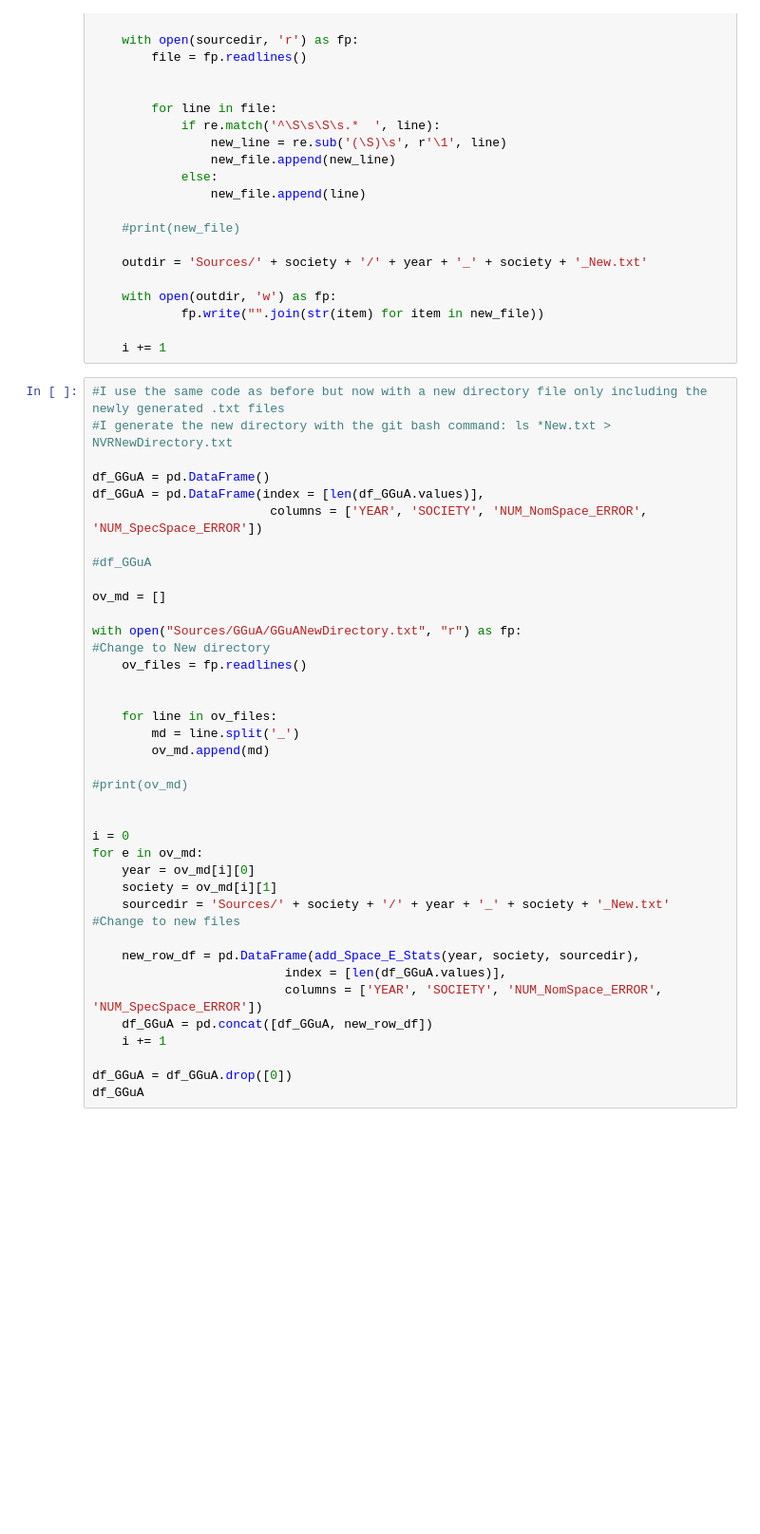
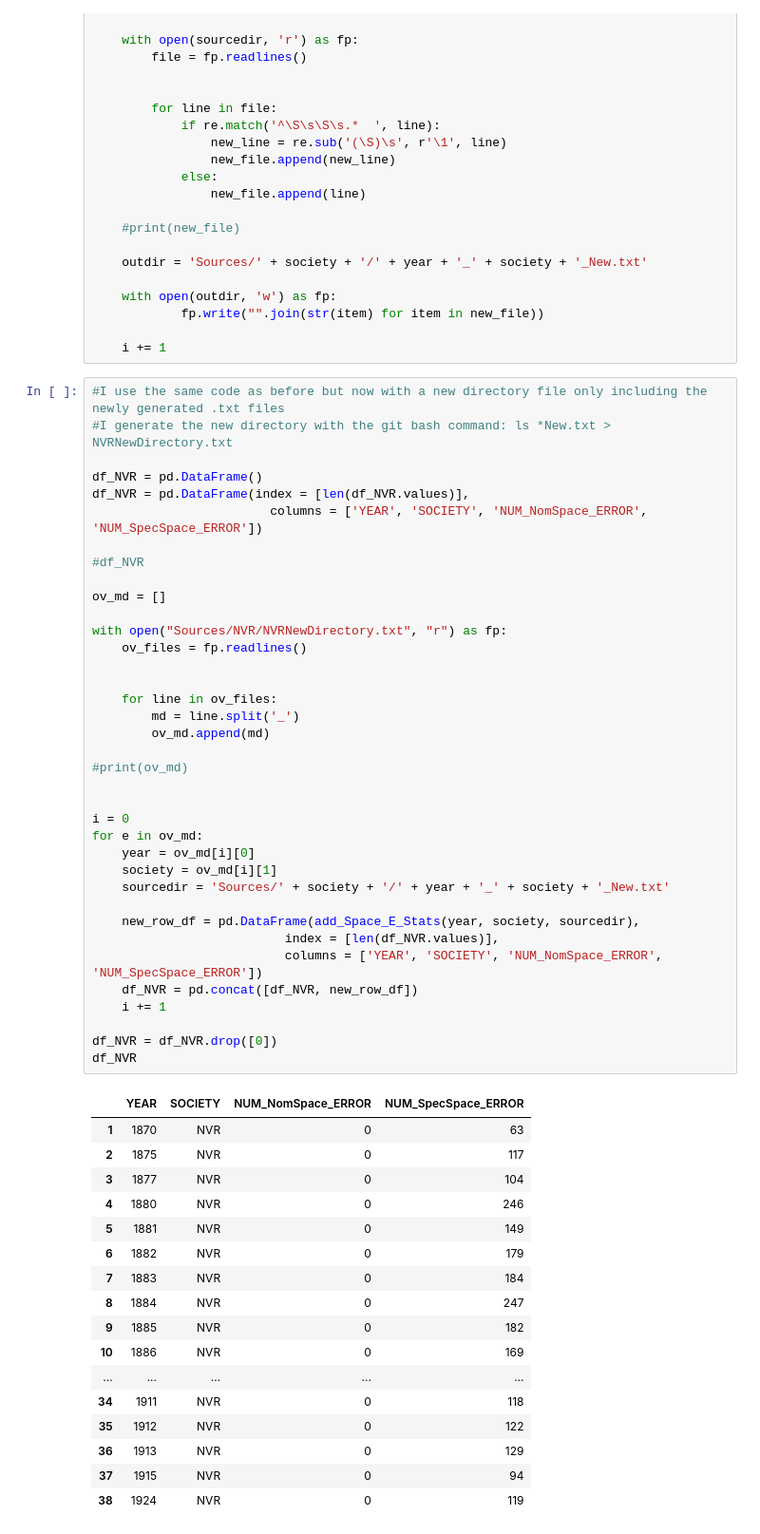
Before and after one commit to LeimLarissa/Baltic-German-Intelligentsia, a Jupyter notebook: G1T1CleaningOCRErrors.ipynb, the cells around one changed output. Shown: that part at 95% size. Saved outputs shown, nothing was run; the diff lists cells and outputs as text; blank space fills up the shorter version.

Commit message:
Add new Error Stats

```diff
--- a/G1T1CleaningOCRErrors.ipynb
+++ b/G1T1CleaningOCRErrors.ipynb
@@ -707,37 +707,55 @@ for e in ov_md:
 # %%
 #I use the same code as before but now with a new directory file only including the newly generated .txt files
 #I generate the new directory with the git bash command: ls *New.txt > NVRNewDirectory.txt
 
-df_GGuA = pd.DataFrame()
-df_GGuA = pd.DataFrame(index = [len(df_GGuA.values)],
+df_NVR = pd.DataFrame()
+df_NVR = pd.DataFrame(index = [len(df_NVR.values)],
                         columns = ['YEAR', 'SOCIETY', 'NUM_NomSpace_ERROR', 'NUM_SpecSpace_ERROR'])
 
-#df_GGuA
+#df_NVR
 
 ov_md = []
 
-with open("Sources/GGuA/GGuANewDirectory.txt", "r") as fp:                                         #Change to New directory
+with open("Sources/NVR/NVRNewDirectory.txt", "r") as fp:
     ov_files = fp.readlines()
 
 
     for line in ov_files:
         md = line.split('_')
         ov_md.append(md)
 
 #print(ov_md)
 
 
 i = 0
 for e in ov_md:
     year = ov_md[i][0]
     society = ov_md[i][1]
-    sourcedir = 'Sources/' + society + '/' + year + '_' + society + '_New.txt'                          #Change to new files
+    sourcedir = 'Sources/' + society + '/' + year + '_' + society + '_New.txt'
 
     new_row_df = pd.DataFrame(add_Space_E_Stats(year, society, sourcedir),
-                          index = [len(df_GGuA.values)],
+                          index = [len(df_NVR.values)],
                           columns = ['YEAR', 'SOCIETY', 'NUM_NomSpace_ERROR', 'NUM_SpecSpace_ERROR'])
-    df_GGuA = pd.concat([df_GGuA, new_row_df])
+    df_NVR = pd.concat([df_NVR, new_row_df])
     i += 1
 
-df_GGuA = df_GGuA.drop([0])
-df_GGuA
+df_NVR = df_NVR.drop([0])
+df_NVR
+# %% [output]
+|  | YEAR | SOCIETY | NUM_NomSpace_ERROR | NUM_SpecSpace_ERROR |
+| 1 | 1870 | NVR | 0 | 63 |
+| 2 | 1875 | NVR | 0 | 117 |
+| 3 | 1877 | NVR | 0 | 104 |
+| 4 | 1880 | NVR | 0 | 246 |
+| 5 | 1881 | NVR | 0 | 149 |
+| 6 | 1882 | NVR | 0 | 179 |
+| 7 | 1883 | NVR | 0 | 184 |
+| 8 | 1884 | NVR | 0 | 247 |
+| 9 | 1885 | NVR | 0 | 182 |
+| 10 | 1886 | NVR | 0 | 169 |
+| ... | ... | ... | ... | ... |
+| 34 | 1911 | NVR | 0 | 118 |
+| 35 | 1912 | NVR | 0 | 122 |
+| 36 | 1913 | NVR | 0 | 129 |
+| 37 | 1915 | NVR | 0 | 94 |
+| 38 | 1924 | NVR | 0 | 119 |
```
Also changed, not shown: parts of 5 cells of this notebook, 1 other file.
